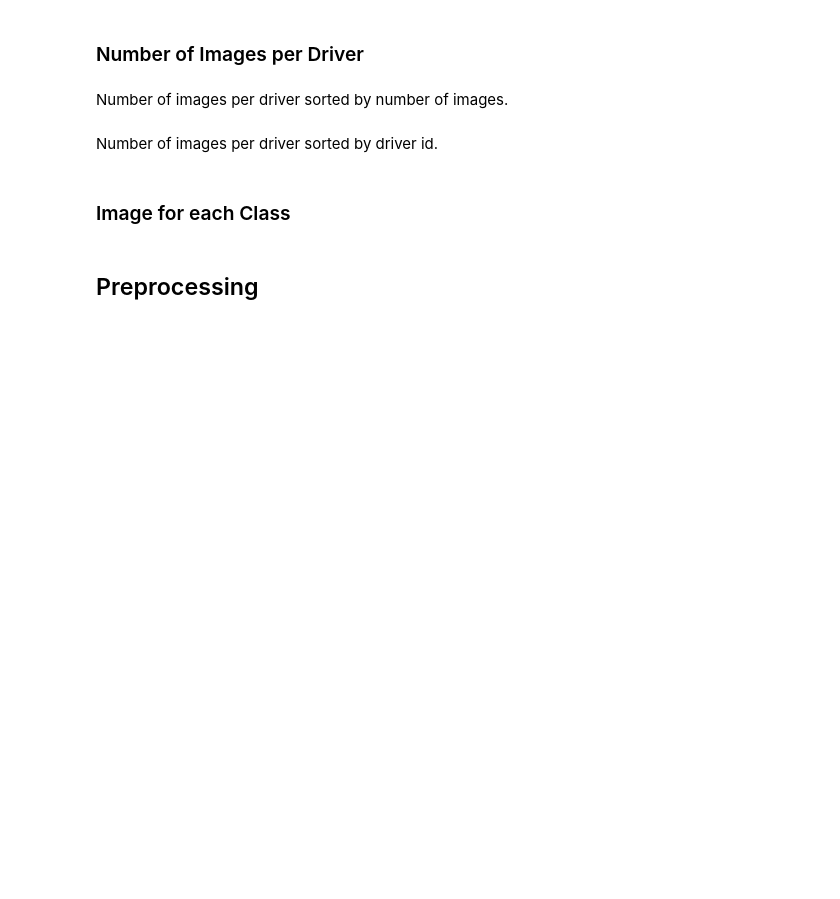
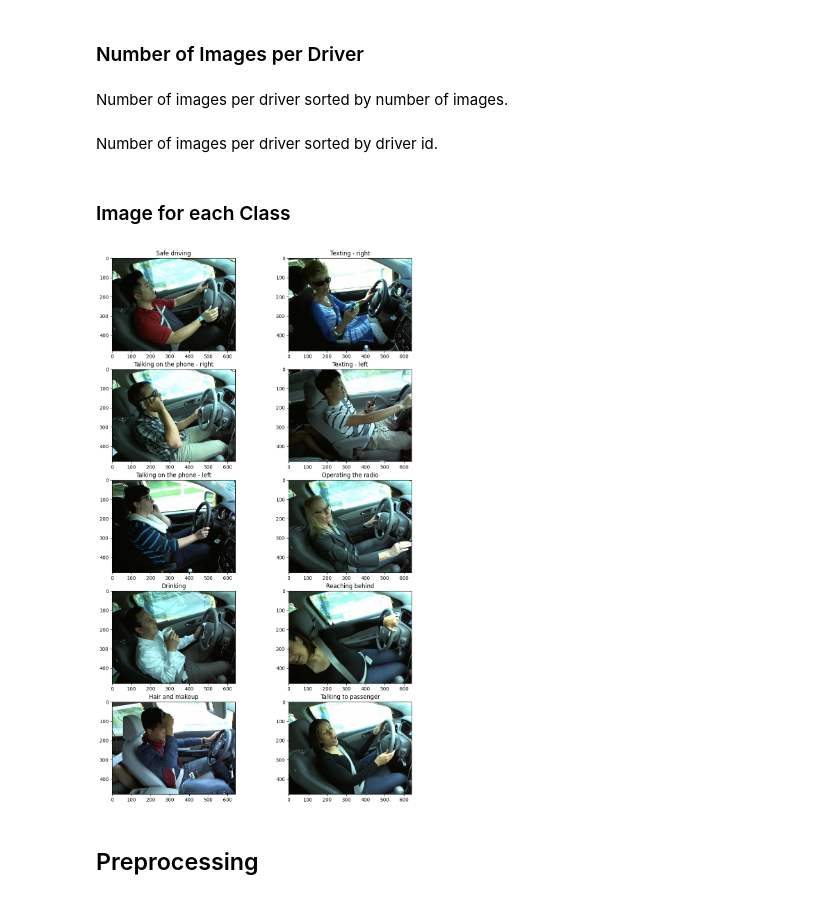
Before and after one commit to AndreaBe99/multimodal-interaction-project, a Jupyter notebook: notebooks/train.ipynb, the cells around one changed output. Drawn from its saved outputs; the diff is of its cells as text; code cells hidden in the pictures; blank space fills up the shorter version.

```diff
--- a/notebooks/train.ipynb
+++ b/notebooks/train.ipynb
@@ -61,19 +61,20 @@ from torchmetrics.functional import accuracy
 # %%
 class StaticDataset(Enum):
     """Class for static training configuration constants"""
+
     ACTIVITY_MAP = {
-        'c0': 'Safe driving',
-        'c1': 'Texting - right',
-        'c2': 'Talking on the phone - right',
-        'c3': 'Texting - left',
-        'c4': 'Talking on the phone - left',
-        'c5': 'Operating the radio',
-        'c6': 'Drinking',
-        'c7': 'Reaching behind',
-        'c8': 'Hair and makeup',
-        'c9': 'Talking to passenger'
+        "c0": "Safe driving",
+        "c1": "Texting - right",
+        "c2": "Talking on the phone - right",
+        "c3": "Texting - left",
+        "c4": "Talking on the phone - left",
+        "c5": "Operating the radio",
+        "c6": "Drinking",
+        "c7": "Reaching behind",
+        "c8": "Hair and makeup",
+        "c9": "Talking to passenger",
     }
-    DATA_DIR = 'src/data/dataset/state-farm-distracted-driver-detection/'
-    CSV_FILE_PATH = osp.join(DATA_DIR, 'driver_imgs_list.csv')
+    DATA_DIR = "src/data/dataset/state-farm-distracted-driver-detection/"
+    CSV_FILE_PATH = osp.join(DATA_DIR, "driver_imgs_list.csv")
 # %%
 class StaticLearningParameter(Enum):
@@ -162,13 +184,17 @@ px.histogram(df, x='subject', color='subject',
 # %%
 # Draw data for each class
 plt.figure(figsize=(12, 20))
 for i, (key, value) in enumerate(StaticDataset.ACTIVITY_MAP.value.items()):
-    image_dir = osp.join(StaticDataset.DATA_DIR.value, 'imgs/train', key, '*.jpg')
+    image_dir = osp.join(
+        "../" + StaticDataset.DATA_DIR.value, "imgs/train", key, "*.jpg"
+    )
     image_path = glob(image_dir)[0]
     image = cv2.imread(image_path)[:, :, (2, 1, 0)]
-    plt.subplot(5, 2, i+1)
+    plt.subplot(5, 2, i + 1)
     plt.imshow(image)
     plt.title(value)
+# %% [output]
+[figure, added]
 # %% [markdown]
 ## Preprocessing
 # %%
```
Also changed, not shown: parts of 17 cells of this notebook, 1 other file.
